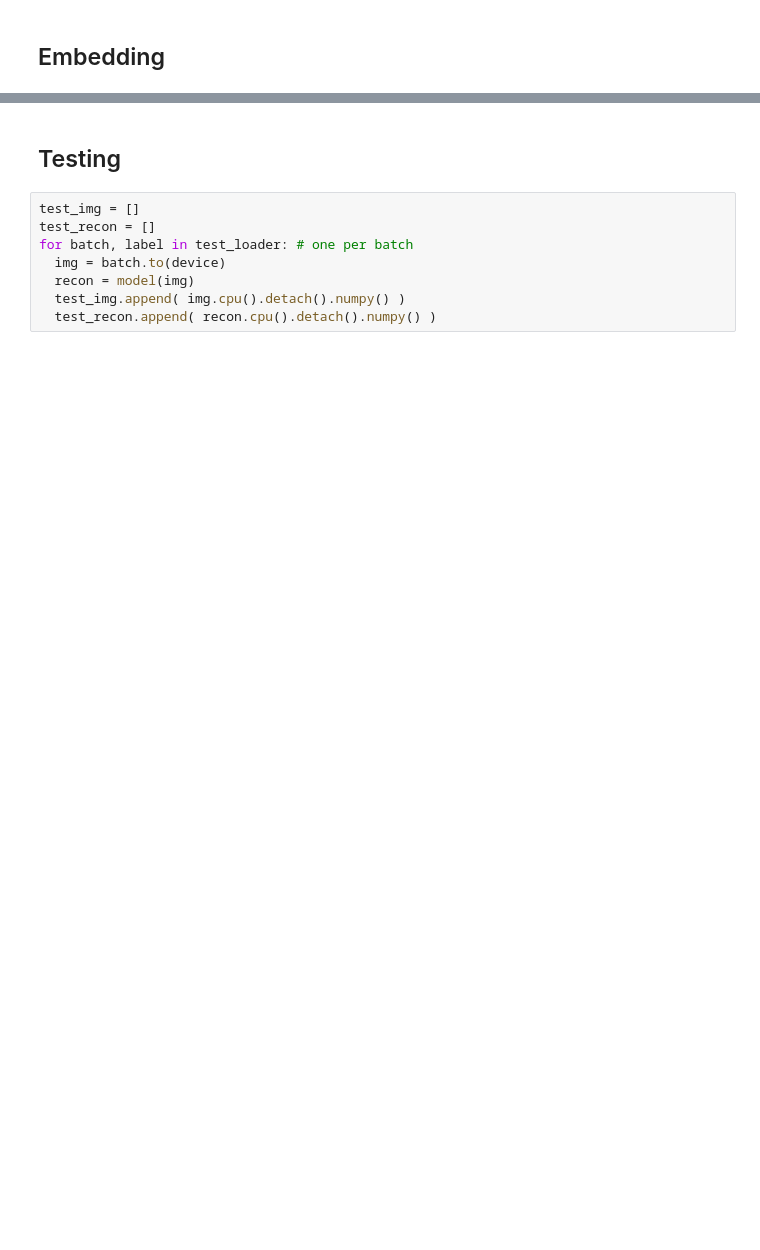
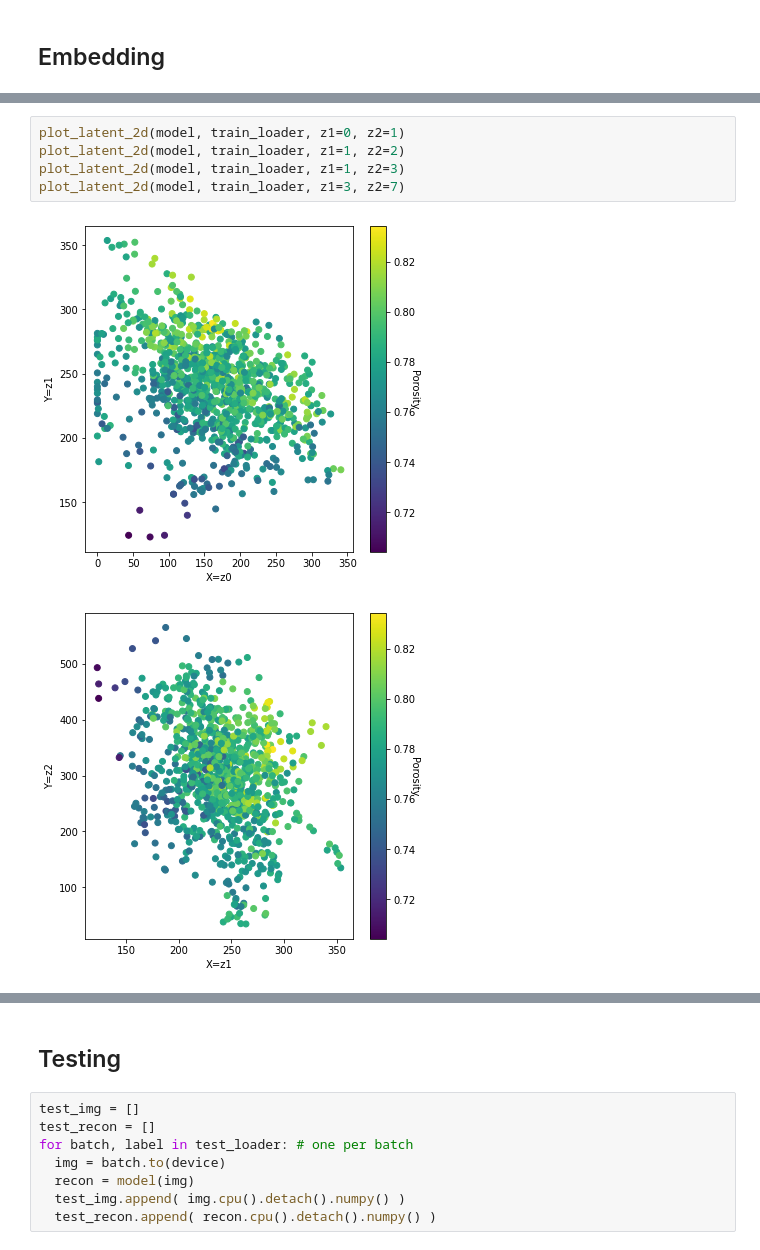
Before and after one commit to HemiaoZhang/CEE316Project, a Jupyter notebook: 2_cnn_autoencoder.ipynb, the cells around one changed output, grey strips where cells are left out. Cells and saved outputs as stored; diff of their text form; blank space fills up the shorter version.

```diff
--- a/2_cnn_autoencoder.ipynb
+++ b/2_cnn_autoencoder.ipynb
@@ -451,0 +466,8 @@ number of features: 4
+# %%
+plot_latent_2d(model, train_loader, z1=0, z2=1)
+plot_latent_2d(model, train_loader, z1=1, z2=2)
+plot_latent_2d(model, train_loader, z1=1, z2=3)
+plot_latent_2d(model, train_loader, z1=3, z2=7)
+# %% [output]
+[figure, added]
+[figure, added]
```
Also changed, not shown: parts of 17 cells of this notebook.
